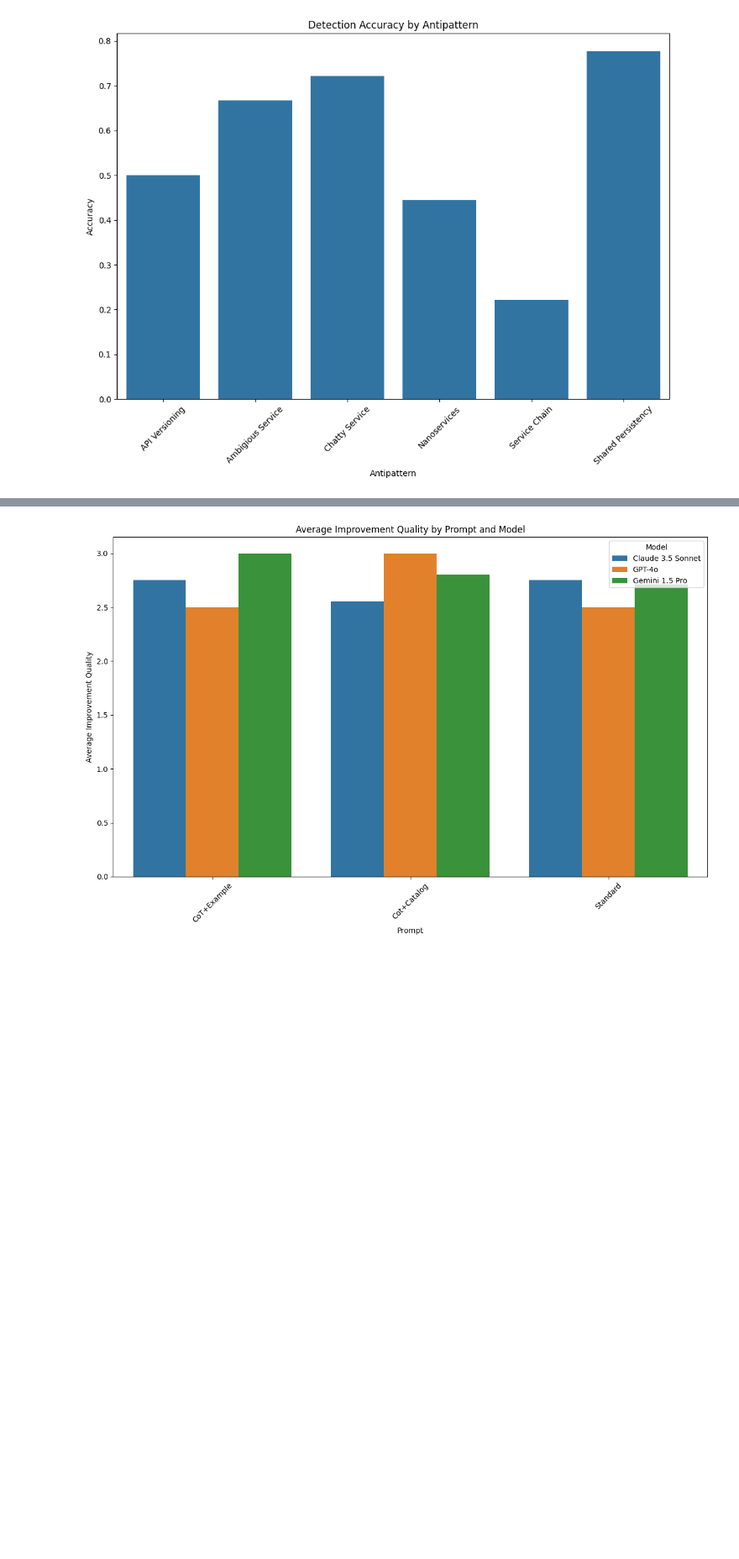
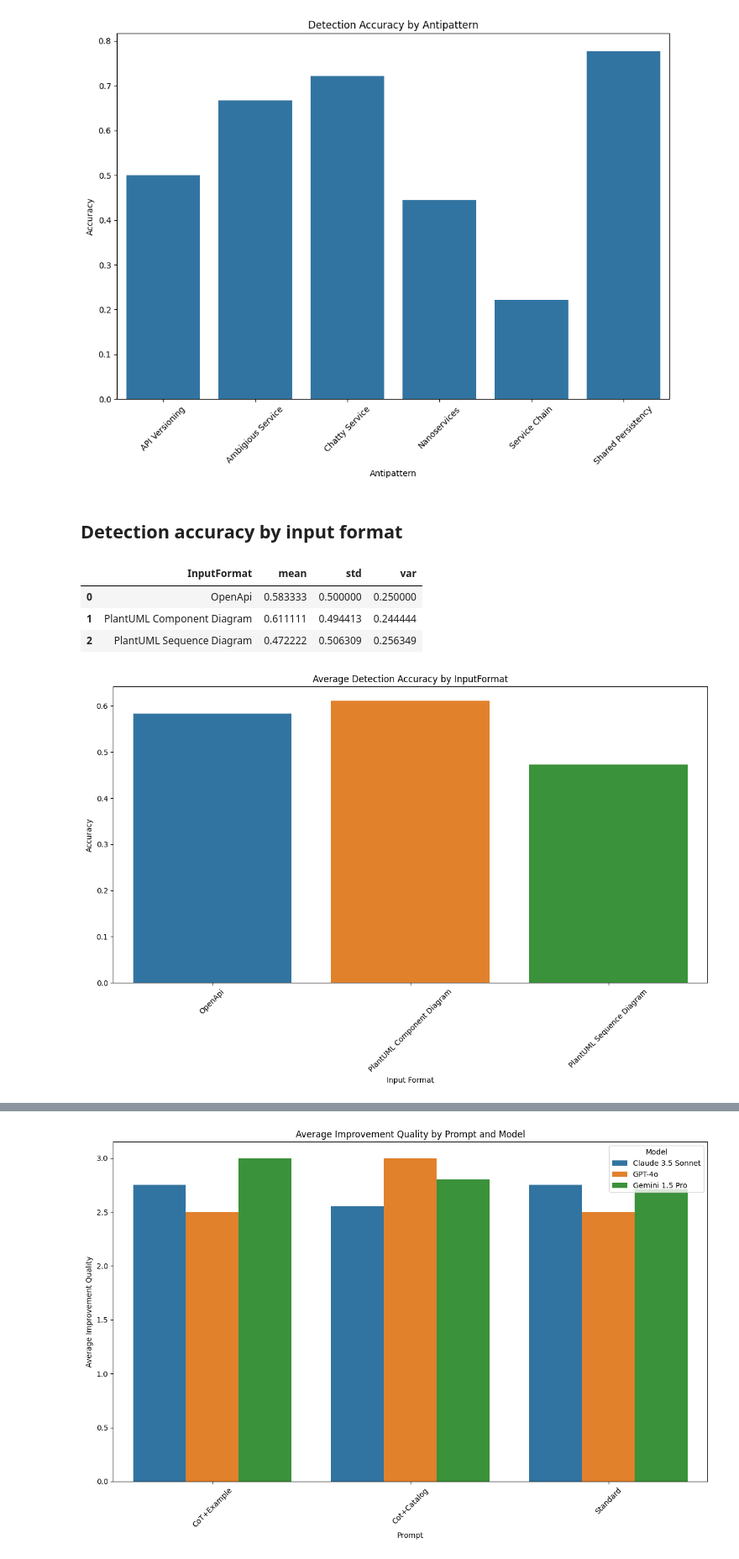
Before and after one commit to fapfaff/ai-detection-of-architectural-antipatterns, a Jupyter notebook: evaluation/evaluation.ipynb, the cells around one changed output, grey strips where cells are left out. Shown: that part at 84% size. Cells and saved outputs as stored; diff of their text form; code cells hidden in the pictures; blank space fills up the shorter version.

Commit message:
Add stats to Jupyternotebook

```diff
--- a/evaluation/evaluation.ipynb
+++ b/evaluation/evaluation.ipynb
@@ -86,3 +184,31 @@ plt.xticks(rotation=45)
 plt.show()
 # %% [output]
 [figure]
+# %% [markdown]
+## Detection accuracy by input format
+# %%
+accuracy_stats_by_inputformat = df.groupby("InputFormat")["Detected"].agg(
+    mean="mean",
+    std="std",
+    var="var"
+).reset_index()
+
+accuracy_stats_by_inputformat
+# %% [output]
+|  | InputFormat | mean | std | var |
+| 0 | OpenApi | 0.583333 | 0.500000 | 0.250000 |
+| 1 | PlantUML Component Diagram | 0.611111 | 0.494413 | 0.244444 |
+| 2 | PlantUML Sequence Diagram | 0.472222 | 0.506309 | 0.256349 |
+# %%
+accuracy_prompt = df.groupby(["InputFormat"])["Detected"].mean().reset_index()
+
+plt.figure(figsize=(12, 8))
+sns.barplot(x='InputFormat', y='Detected', hue="InputFormat", data=accuracy_prompt)
+plt.title('Average Detection Accuracy by InputFormat')
+plt.xlabel('Input Format')
+plt.ylabel('Accuracy')
+plt.xticks(rotation=45)
+plt.tight_layout()
+plt.show()
+# %% [output]
+[figure, added]
```
Also changed, not shown: parts of 14 cells of this notebook, 1 other file.
